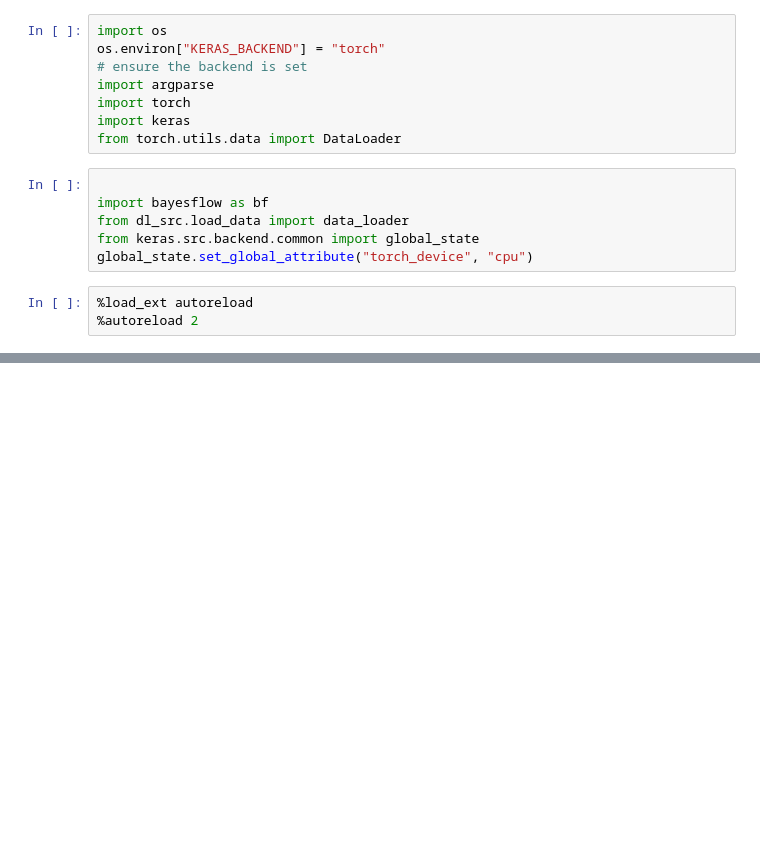
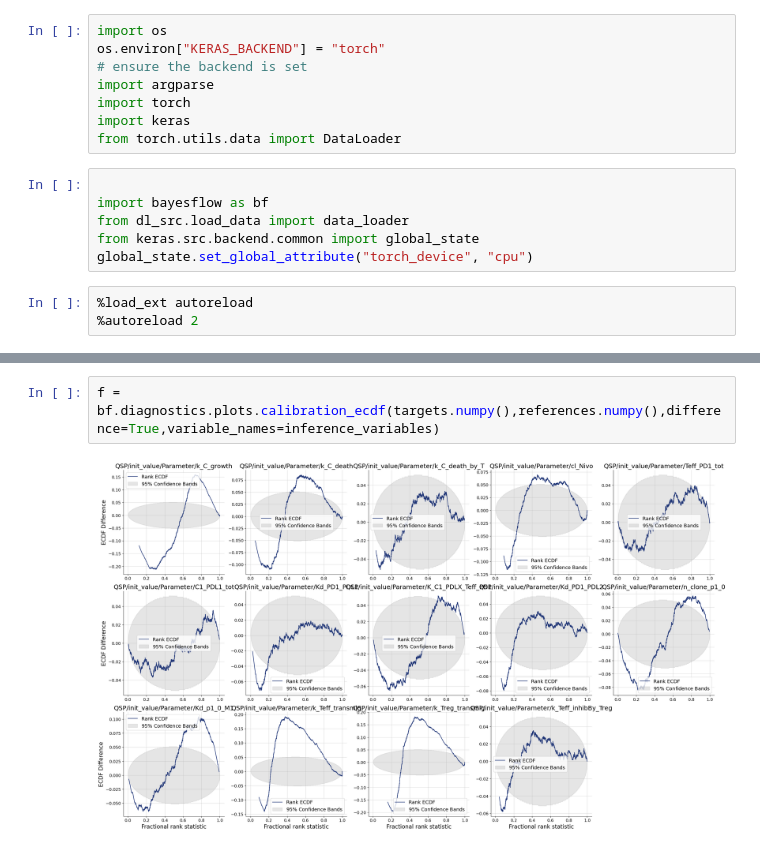
Before and after one commit to jeliason/SPQSP_IO, a Jupyter notebook: notebooks/qsp_transformer.ipynb, the cells around one changed output, grey strips where cells are left out. Saved outputs shown, nothing was run; the diff lists cells and outputs as text; blank space fills up the shorter version.

```diff
--- a/notebooks/qsp_transformer.ipynb
+++ b/notebooks/qsp_transformer.ipynb
@@ -132 +158,5 @@ IndexError: index 14 is out of bounds for axis 1 with size 14
+# %%
+f = bf.diagnostics.plots.calibration_ecdf(targets.numpy(),references.numpy(),difference=True,variable_names=inference_variables)
+# %% [output]
+[figure, added]
 # %%
```
Also changed, not shown: parts of 14 cells of this notebook, 4 other files.
